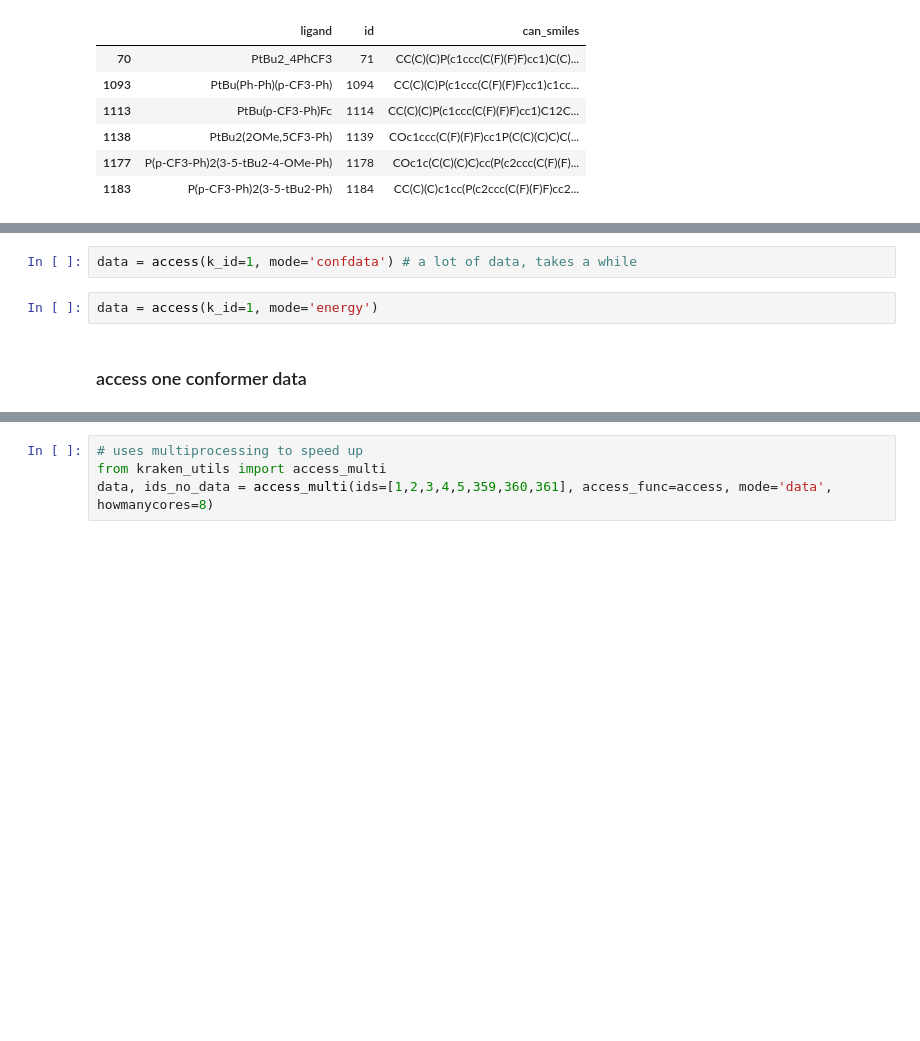
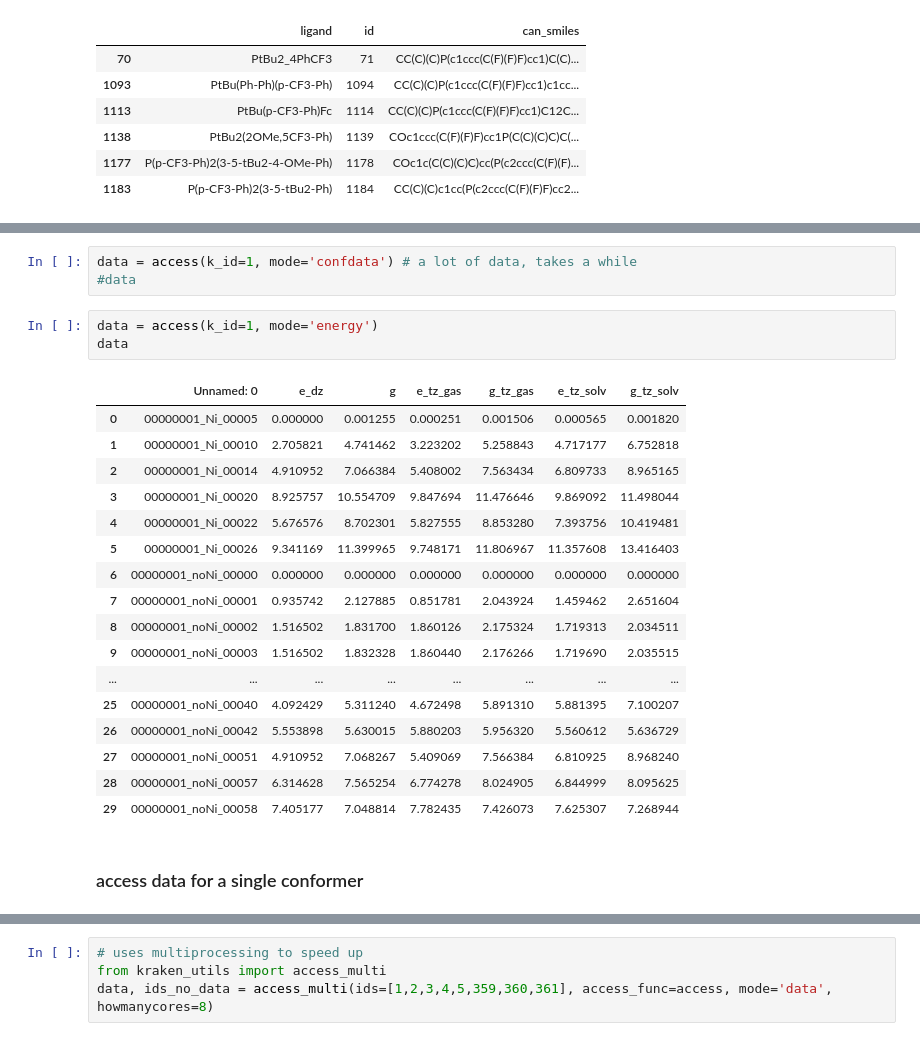
Before and after one commit to beef-broccoli/ochem-data, a Jupyter notebook: kraken/demo.ipynb, the cells around one changed output, grey strips where cells are left out. Drawn from its saved outputs; the diff is of its cells as text; blank space fills up the shorter version.

```diff
--- a/kraken/demo.ipynb
+++ b/kraken/demo.ipynb
@@ -159,9 +185,29 @@ data = access(k_id=1, mode='data')
 # %%
 data = access(k_id=1, mode='confdata') # a lot of data, takes a while
+#data
 # %%
 data = access(k_id=1, mode='energy')
+data
+# %% [output]
+|  | Unnamed: 0 | e_dz | g | e_tz_gas | g_tz_gas | e_tz_solv | g_tz_solv |
+| 0 | 00000001_Ni_00005 | 0.000000 | 0.001255 | 0.000251 | 0.001506 | 0.000565 | 0.001820 |
+| 1 | 00000001_Ni_00010 | 2.705821 | 4.741462 | 3.223202 | 5.258843 | 4.717177 | 6.752818 |
+| 2 | 00000001_Ni_00014 | 4.910952 | 7.066384 | 5.408002 | 7.563434 | 6.809733 | 8.965165 |
+| 3 | 00000001_Ni_00020 | 8.925757 | 10.554709 | 9.847694 | 11.476646 | 9.869092 | 11.498044 |
+| 4 | 00000001_Ni_00022 | 5.676576 | 8.702301 | 5.827555 | 8.853280 | 7.393756 | 10.419481 |
+| 5 | 00000001_Ni_00026 | 9.341169 | 11.399965 | 9.748171 | 11.806967 | 11.357608 | 13.416403 |
+| 6 | 00000001_noNi_00000 | 0.000000 | 0.000000 | 0.000000 | 0.000000 | 0.000000 | 0.000000 |
+| 7 | 00000001_noNi_00001 | 0.935742 | 2.127885 | 0.851781 | 2.043924 | 1.459462 | 2.651604 |
+| 8 | 00000001_noNi_00002 | 1.516502 | 1.831700 | 1.860126 | 2.175324 | 1.719313 | 2.034511 |
+| 9 | 00000001_noNi_00003 | 1.516502 | 1.832328 | 1.860440 | 2.176266 | 1.719690 | 2.035515 |
+| ... | ... | ... | ... | ... | ... | ... | ... |
+| 25 | 00000001_noNi_00040 | 4.092429 | 5.311240 | 4.672498 | 5.891310 | 5.881395 | 7.100207 |
+| 26 | 00000001_noNi_00042 | 5.553898 | 5.630015 | 5.880203 | 5.956320 | 5.560612 | 5.636729 |
+| 27 | 00000001_noNi_00051 | 4.910952 | 7.068267 | 5.409069 | 7.566384 | 6.810925 | 8.968240 |
+| 28 | 00000001_noNi_00057 | 6.314628 | 7.565254 | 6.774278 | 8.024905 | 6.844999 | 8.095625 |
+| 29 | 00000001_noNi_00058 | 7.405177 | 7.048814 | 7.782435 | 7.426073 | 7.625307 | 7.268944 |
 # %% [markdown]
-### access one conformer data
+### access data for a single conformer
 # %%
 from kraken_utils import access_one_conf
 data = access_one_conf('1:00000001_Ni_00014', mode='confdata')
```
Also changed, not shown: parts of 25 cells of this notebook, 8 other files.
